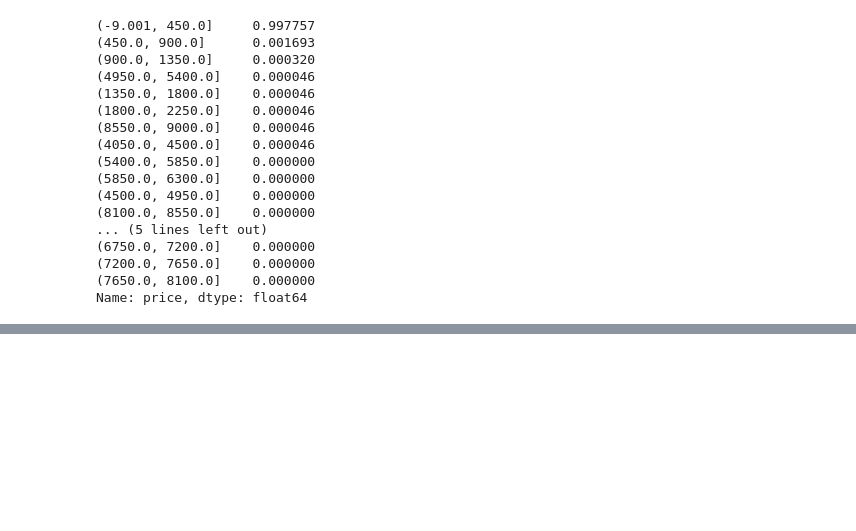
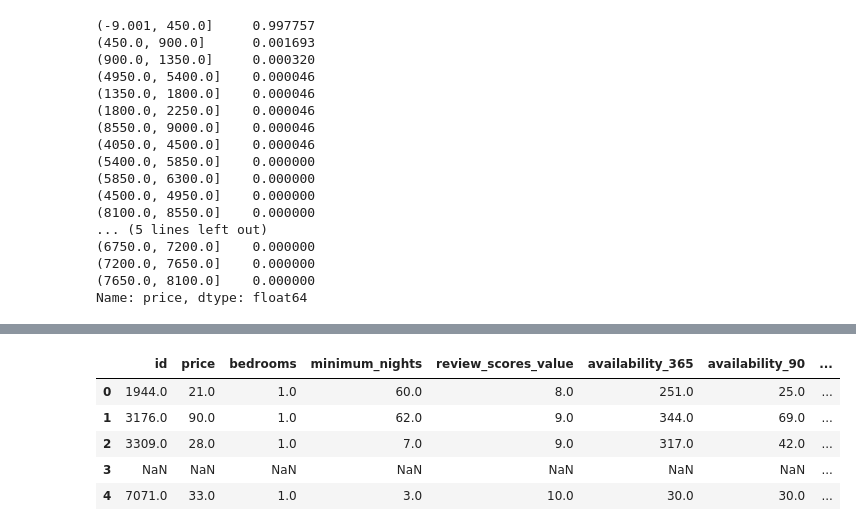
Before and after one commit to ibeketov/EnterpriseDataScientist, a Jupyter notebook: test.ipynb, the cells around one changed output, grey strips where cells are left out. Cells and saved outputs as stored; diff of their text form; code cells hidden in the pictures; blank space fills up the shorter version.

```diff
--- a/test.ipynb
+++ b/test.ipynb
@@ -153,0 +190,11 @@ listings[listings['id'] == 14201780][['id','price']]
+# %%
+#Room type
+ss = pd.concat([ss, pd.get_dummies(listings['room_type'])],axis=1)
+ss.head()
+# %% [output]
+|  | id | price | bedrooms | minimum_nights | review_scores_value | availability_365 | availability_90 | ... |
+| 0 | 1944.0 | 21.0 | 1.0 | 60.0 | 8.0 | 251.0 | 25.0 | ... |
+| 1 | 3176.0 | 90.0 | 1.0 | 62.0 | 9.0 | 344.0 | 69.0 | ... |
+| 2 | 3309.0 | 28.0 | 1.0 | 7.0 | 9.0 | 317.0 | 42.0 | ... |
+| 3 | NaN | NaN | NaN | NaN | NaN | NaN | NaN | ... |
+| 4 | 7071.0 | 33.0 | 1.0 | 3.0 | 10.0 | 30.0 | 30.0 | ... |
```
Also changed, not shown: parts of 16 cells of this notebook.
